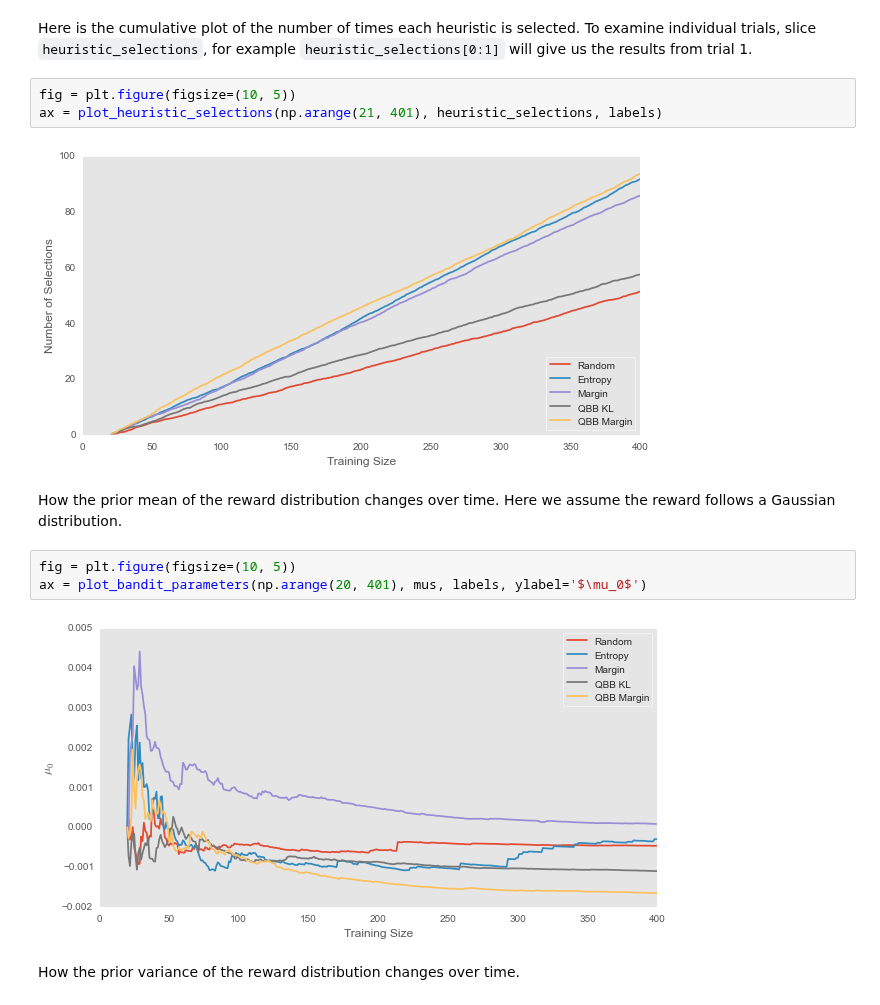
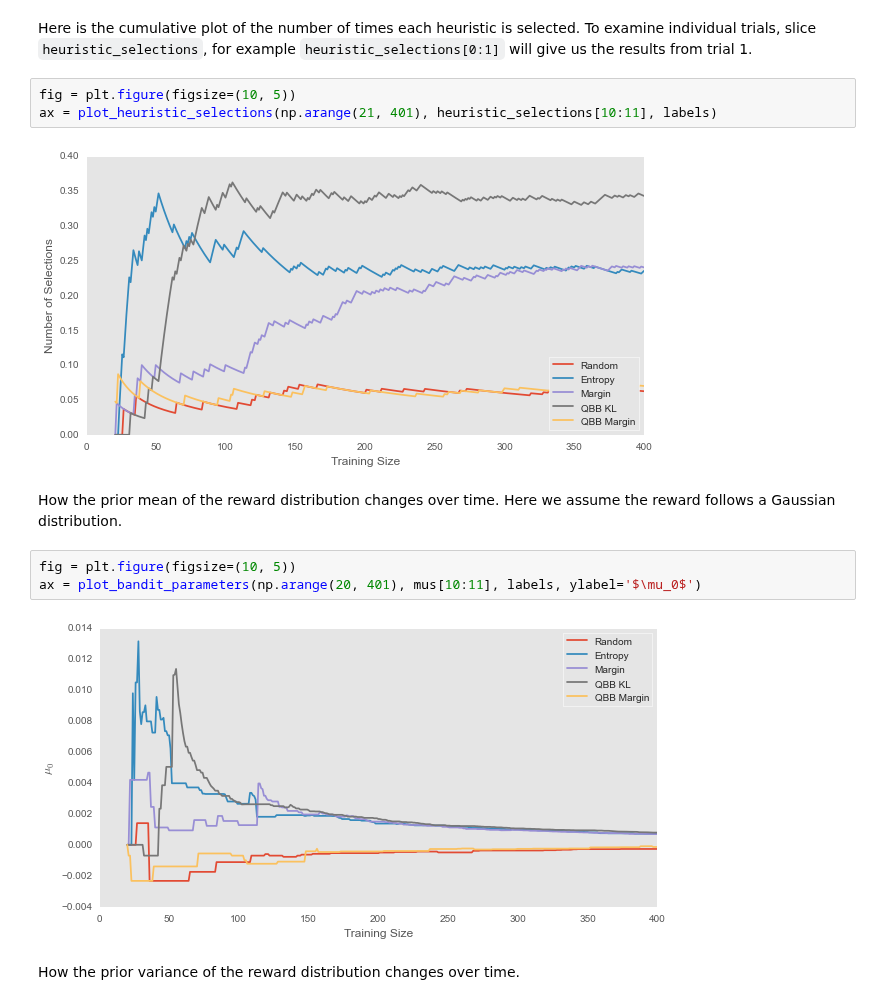
Before and after one commit to chengsoonong/mclass-sky, a Jupyter notebook: projects/alasdair/notebooks/08_bandits.ipynb, the cells around one changed output. Saved outputs shown, nothing was run; the diff lists cells and outputs as text.

```diff
--- a/projects/alasdair/notebooks/08_bandits.ipynb
+++ b/projects/alasdair/notebooks/08_bandits.ipynb
@@ -113,16 +111,16 @@ ax = plot_average_learning_curve(np.arange(20, 401), [learning_curves], ['bandit
 Here is the cumulative plot of the number of times each heuristic is selected. To examine individual trials, slice `heuristic_selections`, for example `heuristic_selections[0:1]` will give us the results from trial 1.
 # %%
 fig = plt.figure(figsize=(10, 5))
-ax = plot_heuristic_selections(np.arange(21, 401), heuristic_selections, labels)
+ax = plot_heuristic_selections(np.arange(21, 401), heuristic_selections[10:11], labels)
 # %% [output]
-[figure, old version]
+[figure, new version]
 # %% [markdown]
 How the prior mean of the reward distribution changes over time. Here we assume the reward follows a Gaussian distribution.
 # %%
 fig = plt.figure(figsize=(10, 5))
-ax = plot_bandit_parameters(np.arange(20, 401), mus, labels, ylabel='$\mu_0$')
+ax = plot_bandit_parameters(np.arange(20, 401), mus[10:11], labels, ylabel='$\mu_0$')
 # %% [output]
-[figure, old version]
+[figure, new version]
 # %% [markdown]
 How the prior variance of the reward distribution changes over time.
 # %%
```
Also changed, not shown: parts of 1 cell of this notebook, 1 other file.
